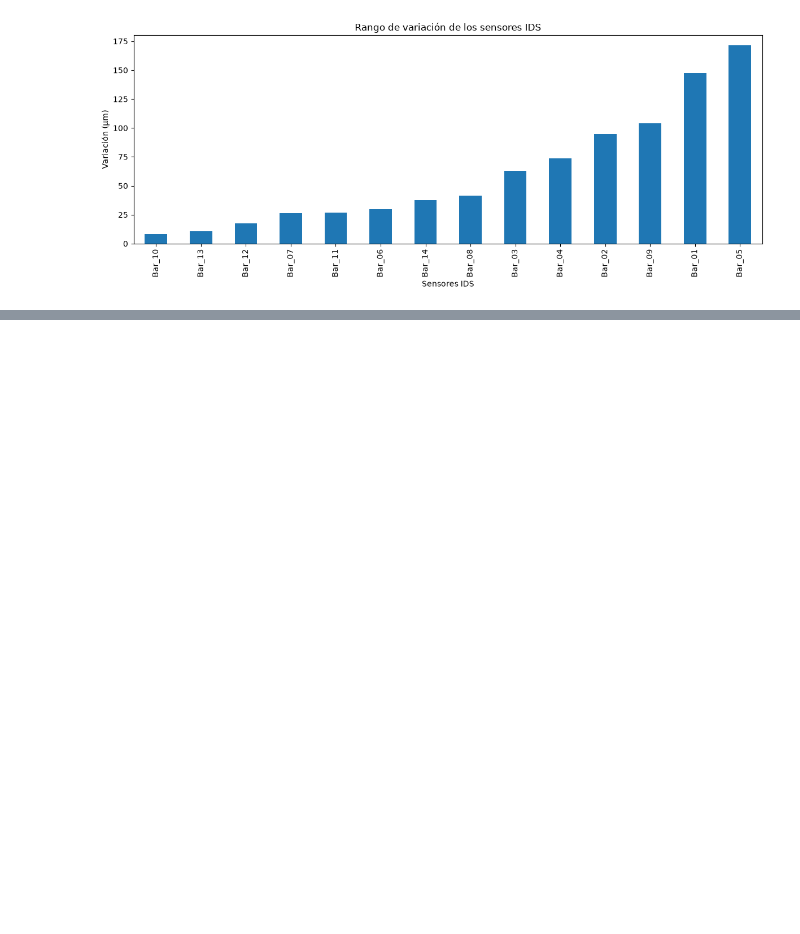
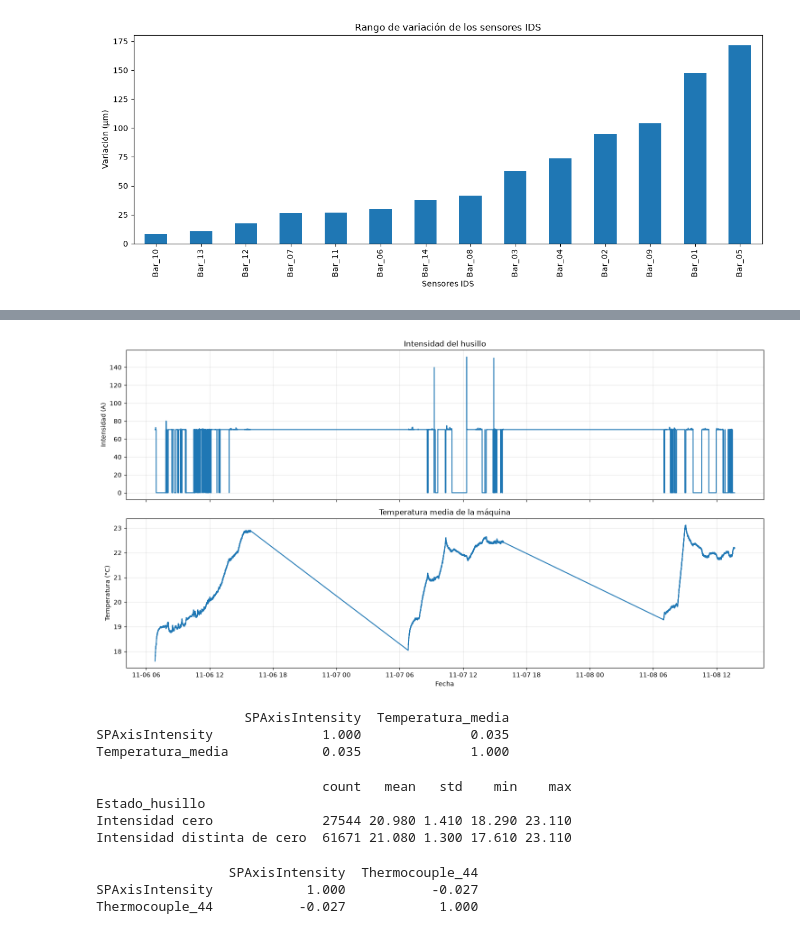
Before and after one commit to mochilooo/cnc-machine-thermal-analysis, a Jupyter notebook: EDA_YERAY.ipynb, the cells around one changed output, grey strips where cells are left out. Drawn from its saved outputs; the diff is of its cells as text; code cells hidden in the pictures; blank space fills up the shorter version.

```diff
--- a/EDA_YERAY.ipynb
+++ b/EDA_YERAY.ipynb
@@ -1033,0 +1255,78 @@ plt.show()
+# %%
+# Convertir el timestamp a fecha y hora
+
+datos_h2["Fecha"] = pd.to_datetime(
+    datos_h2["Timestamp"],
+    unit="s"
+)
+
+# Crear dos gráficos con fechas legibles
+
+fig, axes = plt.subplots(2, 1, figsize=(15, 8), sharex=True)
+
+axes[0].plot(datos_h2["Fecha"], datos_h2["SPAxisIntensity"])
+axes[0].set_title("Intensidad del husillo")
+axes[0].set_ylabel("Intensidad (A)")
+axes[0].grid(alpha=0.3)
+
+axes[1].plot(datos_h2["Fecha"], datos_h2["Temperatura_media"])
+axes[1].set_title("Temperatura media de la máquina")
+axes[1].set_ylabel("Temperatura (°C)")
+axes[1].set_xlabel("Fecha")
+axes[1].grid(alpha=0.3)
+
+plt.tight_layout()
+plt.show()
+# %% [output]
+[figure, added]
+# %%
+# Calcular correlación entre intensidad y temperatura media
+
+correlacion_h2 = datos_h2[
+    ["SPAxisIntensity", "Temperatura_media"]
+].corr()
+
+print(correlacion_h2.round(3))
+# %% [output]
+                   SPAxisIntensity  Temperatura_media
+SPAxisIntensity              1.000              0.035
+Temperatura_media            0.035              1.000
+# %%
+# Comparar temperatura según la actividad registrada del husillo
+
+datos_h2["Estado_husillo"] = np.where(
+    datos_h2["SPAxisIntensity"] == 0,
+    "Intensidad cero",
+    "Intensidad distinta de cero"
+)
+
+comparacion_h2 = datos_h2.groupby("Estado_husillo")["Temperatura_media"].agg(
+    ["count", "mean", "std", "min", "max"]
+)
+
+print(comparacion_h2.round(2))
+# %% [output]
+                             count   mean   std    min    max
+Estado_husillo
+Intensidad cero              27544 20.980 1.410 18.290 23.110
+Intensidad distinta de cero  61671 21.080 1.300 17.610 23.110
+# %%
+# Incorporar la temperatura del termopar 44 a los datos sincronizados
+
+datos_h2 = datos_h2.merge(
+    sensores[["Timestamp", "Thermocouple_44"]],
+    on="Timestamp",
+    how="left"
+)
+
+# Calcular la correlación con la intensidad del husillo
+
+print(
+    datos_h2[["SPAxisIntensity", "Thermocouple_44"]]
+    .corr()
+    .round(3)
+)
+# %% [output]
+                 SPAxisIntensity  Thermocouple_44
+SPAxisIntensity            1.000           -0.027
+Thermocouple_44           -0.027            1.000
```
Also changed, not shown: parts of 110 cells of this notebook, 2 other files.
